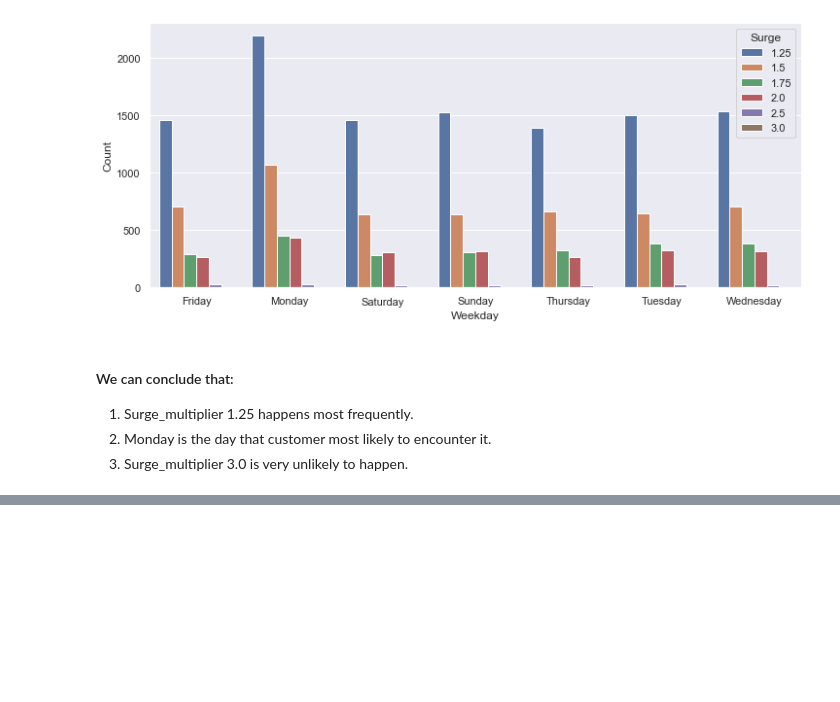
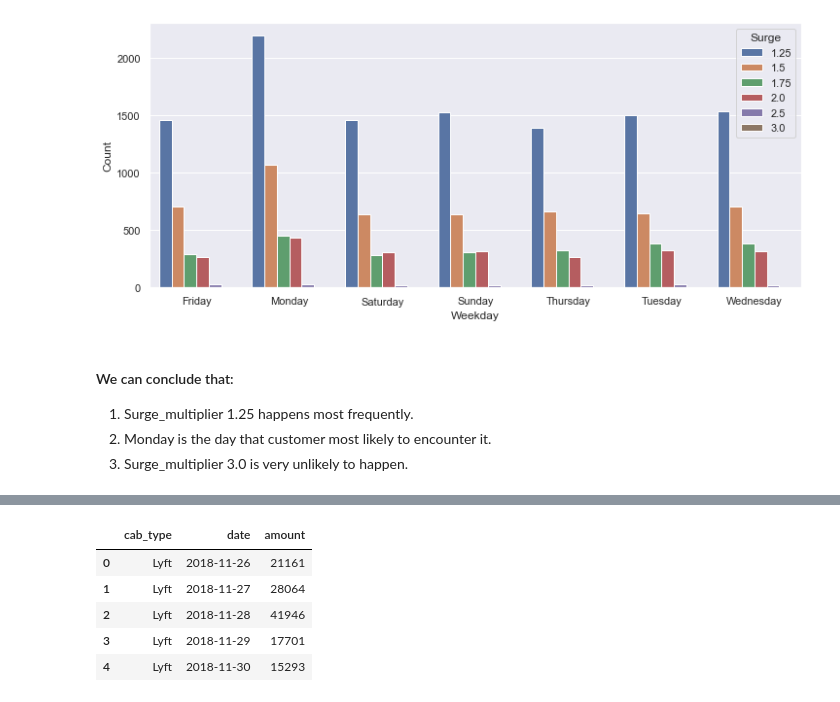
Before and after one commit to edgarp2017/Price-Trend-of-Riding-Apps, a Jupyter notebook: vis.ipynb, the cells around one changed output, grey strips where cells are left out. Drawn from its saved outputs; the diff is of its cells as text; code cells hidden in the pictures; blank space fills up the shorter version.

```diff
--- a/vis.ipynb
+++ b/vis.ipynb
@@ -71,0 +212,10 @@ sns.barplot(x="Weekday", y = "Count", hue= "Surge", data=high_surge).set_title
+# %%
+df_rides_rain = df_rides_rain.rename(columns={0: "amount"})
+df_rides_rain.head()
+# %% [output]
+|  | cab_type | date | amount |
+| 0 | Lyft | 2018-11-26 | 21161 |
+| 1 | Lyft | 2018-11-27 | 28064 |
+| 2 | Lyft | 2018-11-28 | 41946 |
+| 3 | Lyft | 2018-11-29 | 17701 |
+| 4 | Lyft | 2018-11-30 | 15293 |
```
Also changed, not shown: parts of 12 cells of this notebook, 1 other file.
